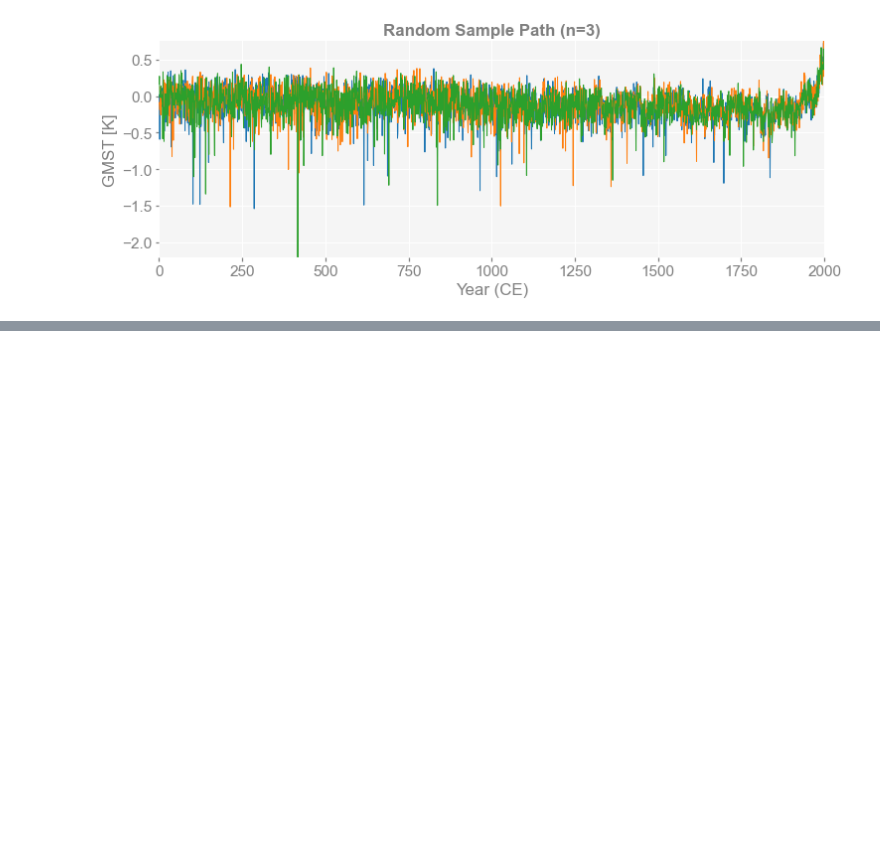
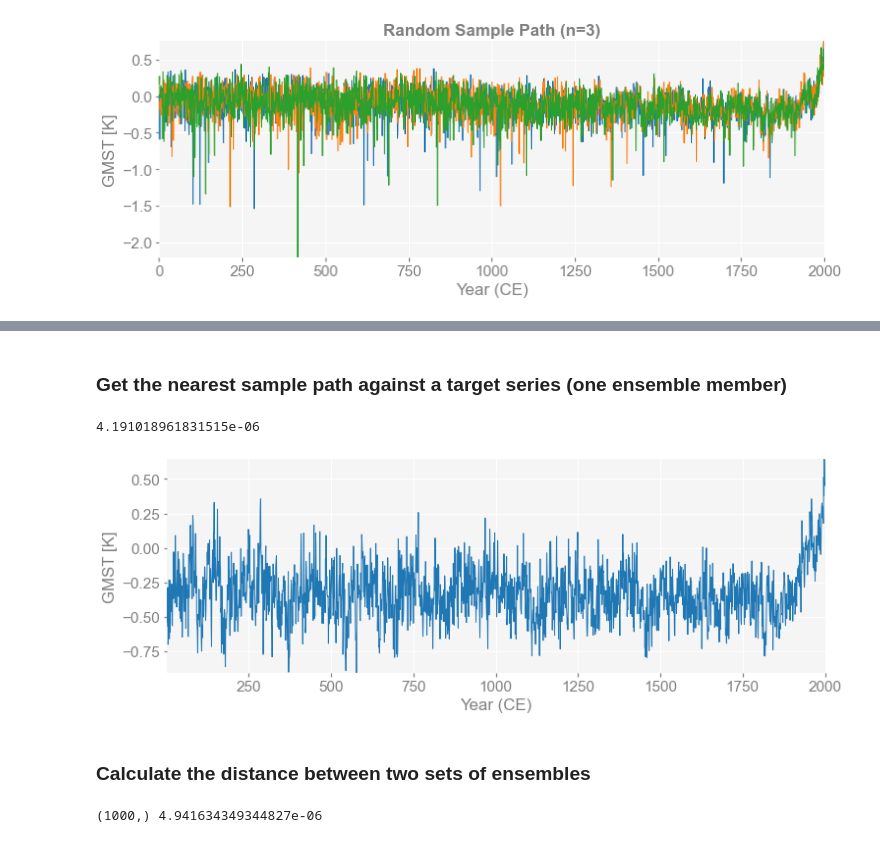
Before and after one commit to LinkedEarth/pens, a Jupyter notebook: docs/notebooks/quickstart.ipynb, the cells around one changed output, grey strips where cells are left out. Cells and saved outputs as stored; diff of their text form; code cells hidden in the pictures; blank space fills up the shorter version.

```diff
--- a/docs/notebooks/quickstart.ipynb
+++ b/docs/notebooks/quickstart.ipynb
@@ -50,0 +81,17 @@ for n in [1, 3]:
+# %% [markdown]
+### Get the nearest sample path against a target series (one ensemble member)
+# %%
+path_nearest = ens_LMR.slice([1, 2000]).sample_nearest(ens_CPS.value[:, 0], metric='MSE')
+print(path_nearest.distance)
+fig, ax = path_nearest.plot(ylabel='GMST [K]')
+# %% [output]
+4.191018961831515e-06
+[figure, added]
+# %% [markdown]
+### Calculate the distance between two sets of ensembles
+# %%
+# compare against the nearest path from another ensemble
+dist = ens_LMR.slice([1, 2000]).compare_nearest(ens_CPS, metric='MSE')
+print(np.shape(dist), np.sum(dist))
+# %% [output]
+(1000,) 4.941634349344827e-06
```
Also changed, not shown: parts of 10 cells of this notebook, 23 other files.
